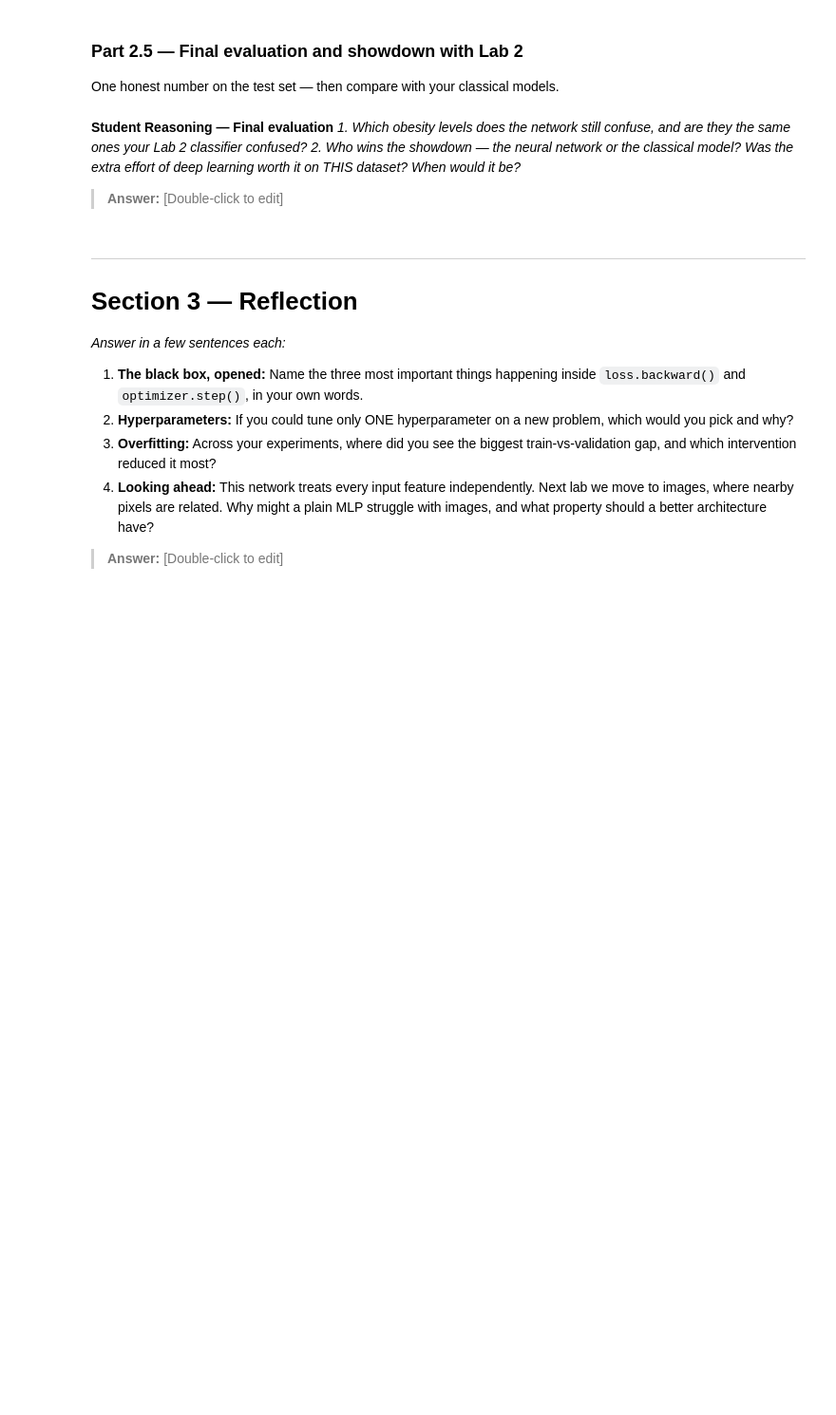
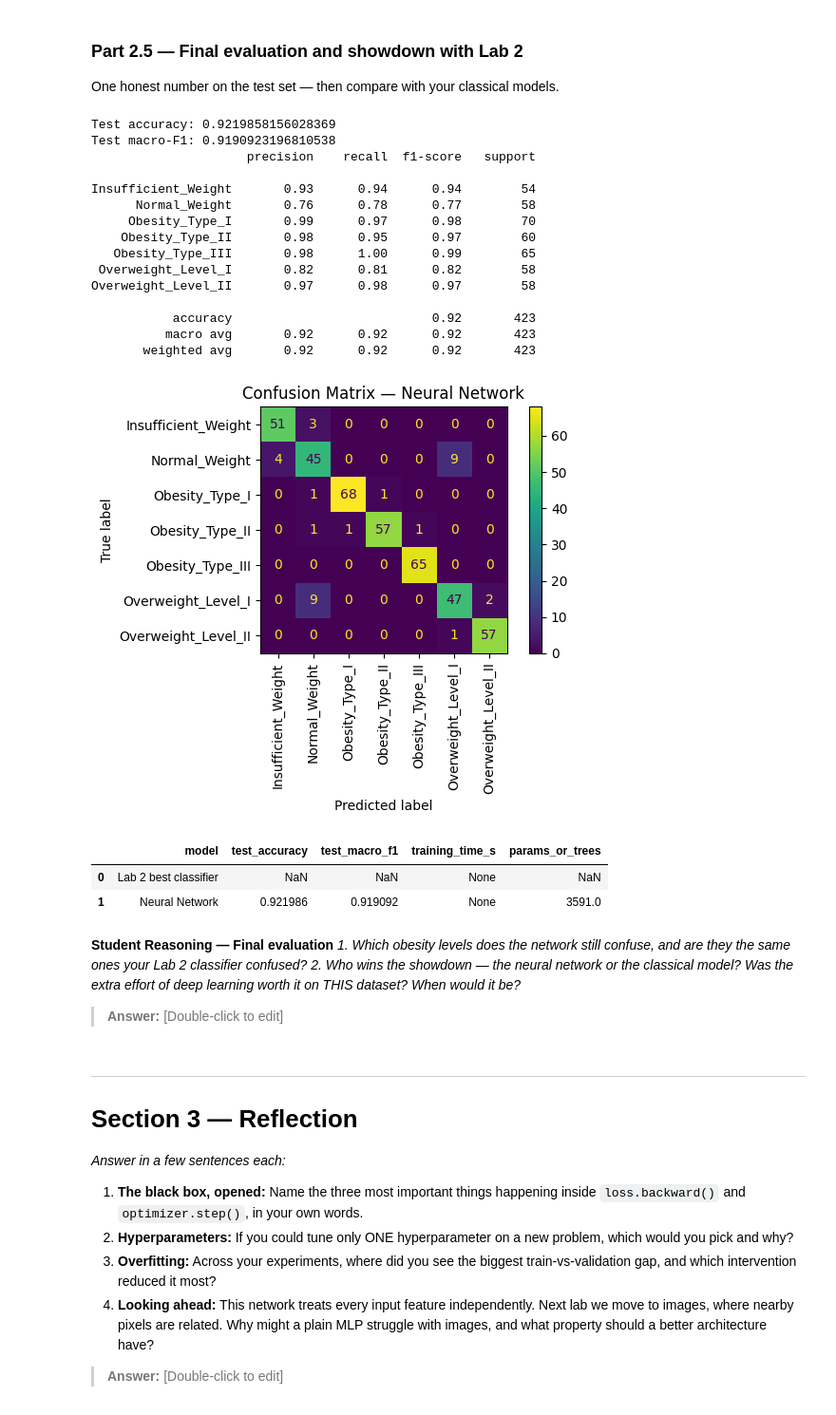
Before and after one commit to KingsleyNahyi/lab-3, a Jupyter notebook: Lab_3.ipynb, the cells around one changed output. Shown at 95% size. Drawn from its saved outputs; the diff is of its cells as text; code cells hidden in the pictures; blank space fills up the shorter version.

```diff
--- a/Lab_3.ipynb
+++ b/Lab_3.ipynb
@@ -761,15 +771,68 @@ One honest number on the test set — then compare with your classical models.
 # %%
 # TODO: Load your best configuration's weights; model.eval().
 
 # TODO: Report test ACCURACY and MACRO-F1
 #   from sklearn.metrics import accuracy_score, f1_score, classification_report
 
 # TODO: Confusion matrix for the test set with the 7 class names
 #   from sklearn.metrics import ConfusionMatrixDisplay
 
 # TODO: Build a small comparison table (a pandas DataFrame is fine):
 #   rows = [your best Lab 2 classifier, this neural network]
 #   cols = [test accuracy, test macro-F1, training time, number of parameters/trees]
+from sklearn.metrics import accuracy_score, f1_score, classification_report, ConfusionMatrixDisplay
+
+# Load best saved weights
+model.load_state_dict(torch.load("ffn_best.pt"))
+model.eval()
+
+all_preds, all_true = [], []
+with torch.no_grad():
+    for xb, yb in test_loader:
+        logits = model(xb.to(DEVICE))
+        preds = logits.argmax(dim=1).cpu().numpy()
+        all_preds.extend(preds)
+        all_true.extend(yb.numpy())
+
+test_acc = accuracy_score(all_true, all_preds)
+test_f1 = f1_score(all_true, all_preds, average="macro")
+print("Test accuracy:", test_acc)
+print("Test macro-F1:", test_f1)
+print(classification_report(all_true, all_preds, target_names=class_names))
+
+ConfusionMatrixDisplay.from_predictions(all_true, all_preds, display_labels=class_names, xticks_rotation=90)
+plt.title("Confusion Matrix — Neural Network")
+plt.tight_layout()
+plt.show()
+
+
+comparison = pd.DataFrame([
+    {"model": "Lab 2 best classifier", "test_accuracy": None, "test_macro_f1": None,
+     "training_time_s": None, "params_or_trees": None},
+    {"model": "Neural Network", "test_accuracy": test_acc, "test_macro_f1": test_f1,
+     "training_time_s": None, "params_or_trees": n_params},
+])
+comparison
+# %% [output]
+Test accuracy: 0.9219858156028369
+Test macro-F1: 0.9190923196810538
+                     precision    recall  f1-score   support
+
+Insufficient_Weight       0.93      0.94      0.94        54
+      Normal_Weight       0.76      0.78      0.77        58
+     Obesity_Type_I       0.99      0.97      0.98        70
+    Obesity_Type_II       0.98      0.95      0.97        60
+   Obesity_Type_III       0.98      1.00      0.99        65
+ Overweight_Level_I       0.82      0.81      0.82        58
+Overweight_Level_II       0.97      0.98      0.97        58
+
+           accuracy                           0.92       423
+          macro avg       0.92      0.92      0.92       423
+       weighted avg       0.92      0.92      0.92       423
+[figure, added]
+|  | model | test_accuracy | test_macro_f1 | training_time_s | params_or_trees |
+| 0 | Lab 2 best classifier | NaN | NaN | None | NaN |
+| 1 | Neural Network | 0.921986 | 0.919092 | None | 3591.0 |
 # %% [markdown]
 **Student Reasoning — Final evaluation**
 *1. Which obesity levels does the network still confuse, and are they the same ones your
```
Also changed, not shown: parts of 1 cell of this notebook.
